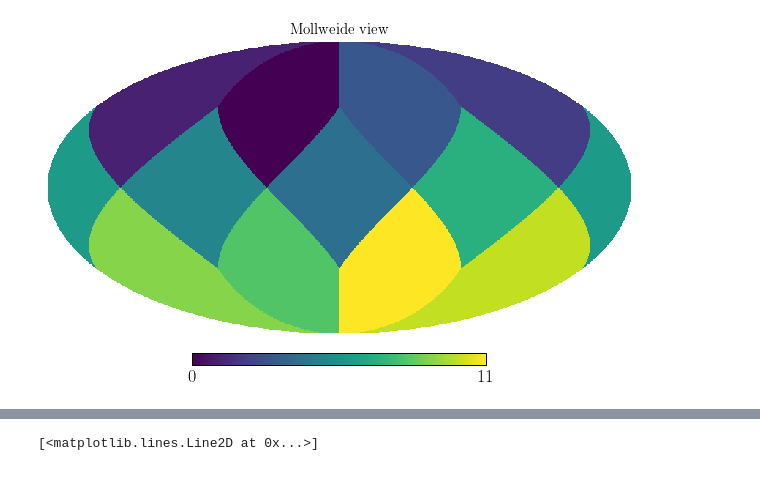
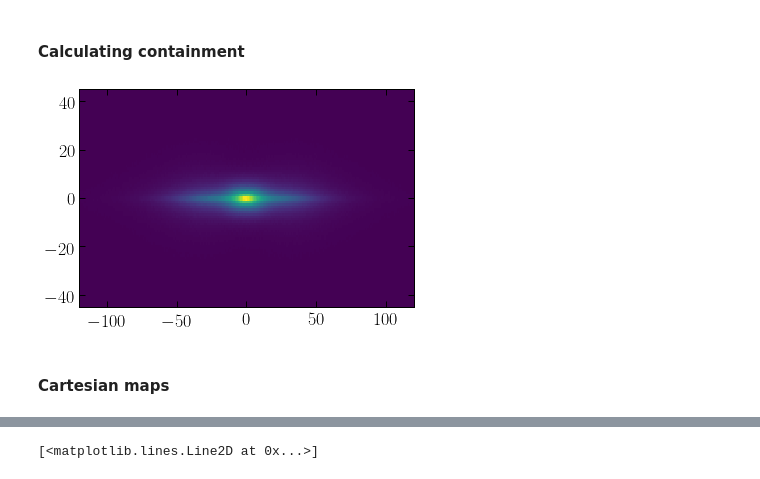
Before and after one commit to bradkav/axion-miniclusters, a Jupyter notebook: code/plotting/SkyMaps.ipynb, the cells around one changed output, grey strips where cells are left out. Drawn from its saved outputs; the diff is of its cells as text; code cells hidden in the pictures.

```diff
--- a/code/plotting/SkyMaps.ipynb
+++ b/code/plotting/SkyMaps.ipynb
@@ -95,4 +91,14 @@ plt.hist(long_PL, bins=100)
-# %%
-hp.mollview(np.arange(12))
-# %% [output]
-[figure, removed]
+# %% [markdown]
+#### Calculating containment
+# %%
+long_bins_dense = np.linspace(-120, 120, 241)
+lat_bins_dense = np.linspace(-45, 45, 91)
+
+long_c_dense = long_bins_dense[1:] + np.diff(long_bins_dense)
+lat_c_dense = lat_bins_dense[1:] + np.diff(lat_bins_dense)
+
+h_all_dense,_,_,_ = plt.hist2d(long_NFW, lat_NFW, bins=(long_bins_dense, lat_bins_dense), density=True)#, range=None, density=False, weights=None, cmin=None, cmax=None, cmap=value)
+# %% [output]
+[figure, added]
+# %% [markdown]
+#### Cartesian maps
```
Also changed, not shown: parts of 29 cells of this notebook, 23 other files.
